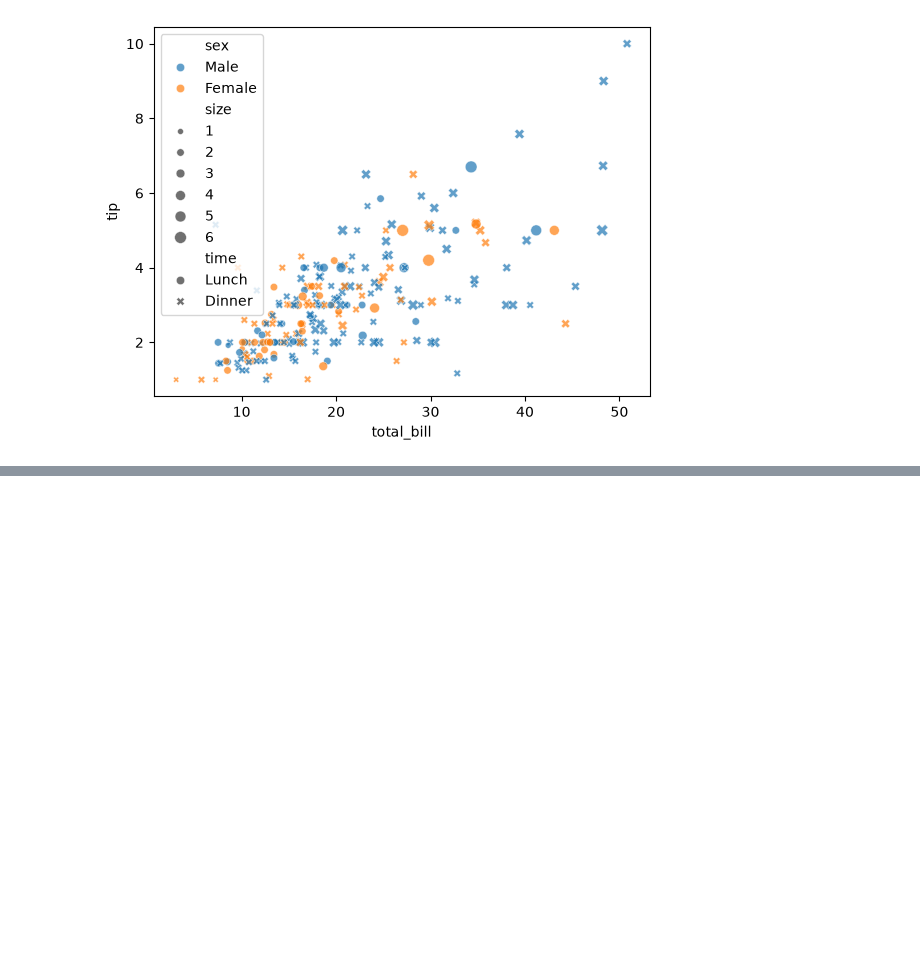
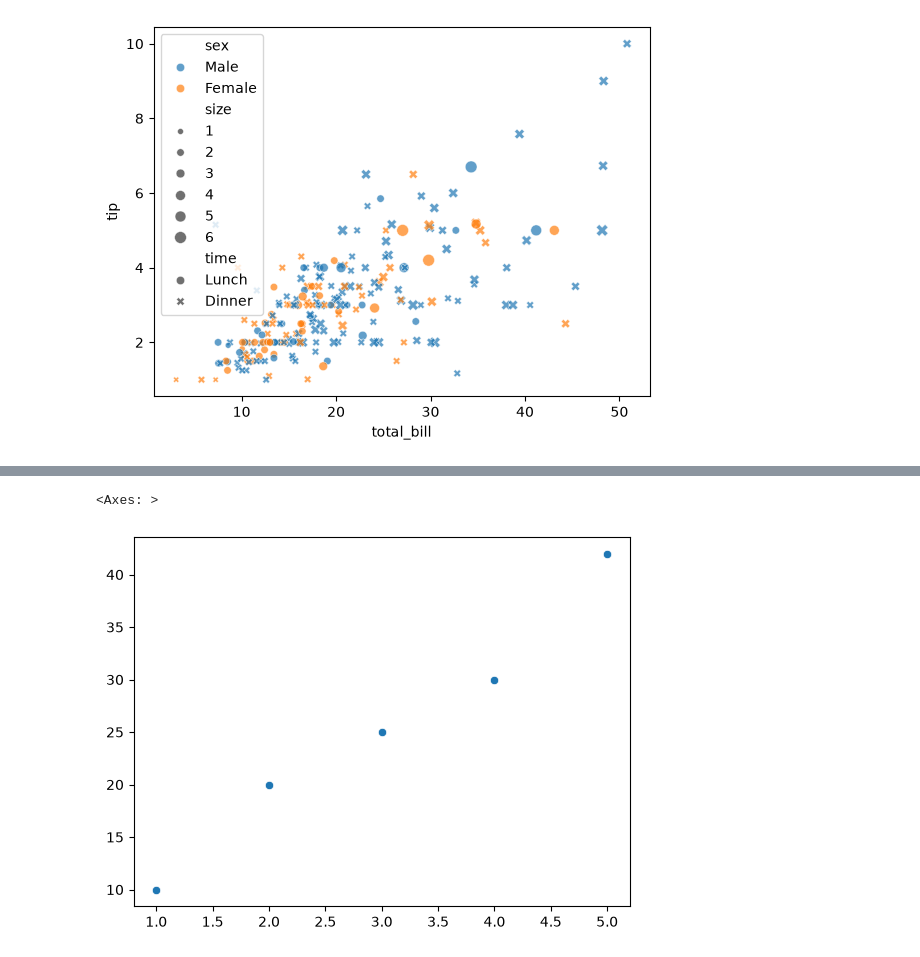
Before and after one commit to 2eenirv-commits/big0611, a Jupyter notebook: py/p02_데이터분석및시각화/ch04_seabom/ex02_ 산점도.ipynb, the cells around one changed output, grey strips where cells are left out. Saved outputs shown, nothing was run; the diff lists cells and outputs as text; code cells hidden in the pictures; blank space fills up the shorter version.

```diff
--- a/py/p02_데이터분석및시각화/ch04_seabom/ex02_ 산점도.ipynb
+++ b/py/p02_데이터분석및시각화/ch04_seabom/ex02_ 산점도.ipynb
@@ -49,0 +60,8 @@ sns.scatterplot(x=df['total_bill'], y=df['tip'],
+# %%
+# 막대 그래프
+x= [1,2,3,4,5]
+y= [10,20,25,30,42]
+sns.scatterplot(x=x, y=y)
+# %% [output]
+<Axes: >
+[figure, added]
```
Also changed, not shown: parts of 3 cells of this notebook, 7 other files.
